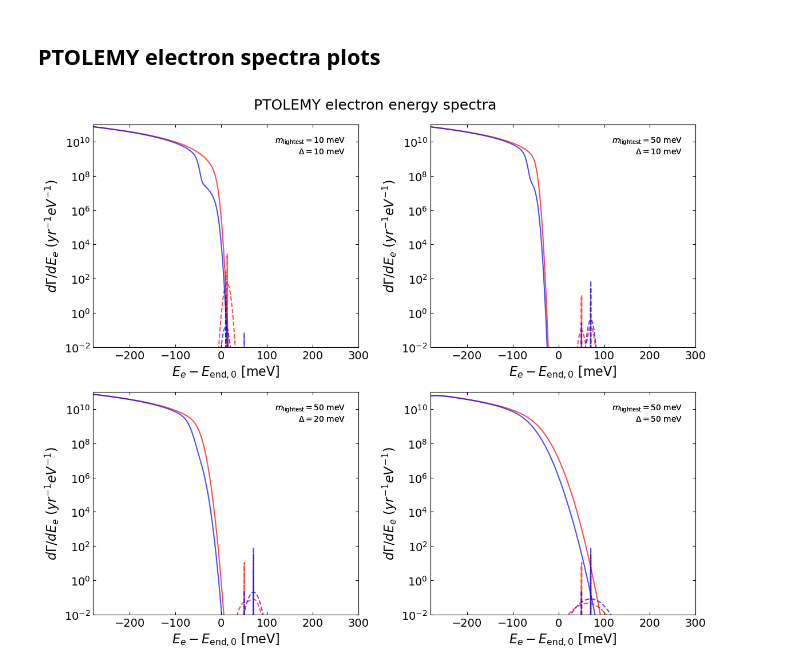
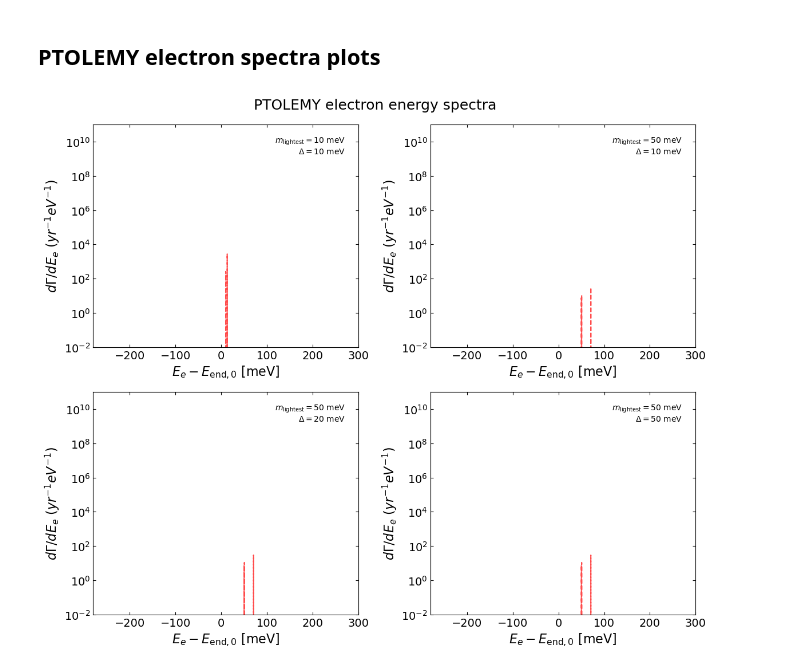
Before and after one commit to Fabian-Zimmer/PTOLEMY_spectra, a Jupyter notebook: project_PTOLEMY_electron_spectra.ipynb, the cells around one changed output. Cells and saved outputs as stored; diff of their text form; code cells hidden in the pictures.

```diff
--- a/project_PTOLEMY_electron_spectra.ipynb
+++ b/project_PTOLEMY_electron_spectra.ipynb
@@ -595,7 +598,10 @@ def PLOT_Ptolemy_electron_spectra(spectra_list):
     Delta_arr = [10*Params.meV, 20*Params.meV, 50*Params.meV]
 
     # Explore both mass orderings
-    orders = ['NO', 'IO']
+    orders = [
+        'NO',
+        # 'IO'
+    ]
     colors = ['red', 'blue']
 
     # Neutrino nature
@@ -744,33 +750,33 @@ def PLOT_Ptolemy_electron_spectra(spectra_list):
 
             ax.text(0.95, 0.95,
                     rf'$m_\mathrm{{lightest}}={m_lightest/Params.meV:.0f}$ meV'
                     '\n'
                     rf'$\Delta={Delta/Params.meV:.0f}$ meV',
                     fontsize=10, va='top', ha='right',
                     transform=ax.transAxes)
 
             # ax.legend(loc='center left', prop={'size': 10})
             ax.set_xlabel(r'$E_e - E_{\mathrm{end},0}$ [meV]', fontsize=16)
             ax.set_ylabel(r'$d\Gamma / dE_e$ $(yr^{-1} eV^{-1})$', fontsize=16)
             ax.set_xlim(-280,300)
             # plt.xlim(0.99*m_lightest/Params.meV, m_lightest/Params.meV*1.1)
             ax.set_ylim(1e-2, 1e11)
 
     plt.suptitle('PTOLEMY electron energy spectra')
     plt.tight_layout()
     plt.show(); plt.close()
 
 
 PLOT_Ptolemy_electron_spectra(
     spectra_list=(
         # "tritium_bkg_true",
-        "tritium_bkg_smeared",
+        # "tritium_bkg_smeared",
         "fermi_dirac_true",
-        "fermi_dirac_smeared",
+        # "fermi_dirac_smeared",
         # "total_true",
         # "total_smeared",
         # "gaussian_kernel",
         )
     )
 # %% [output]
-[figure, old version]
+[figure, new version]
```
Also changed, not shown: parts of 3 cells of this notebook.
